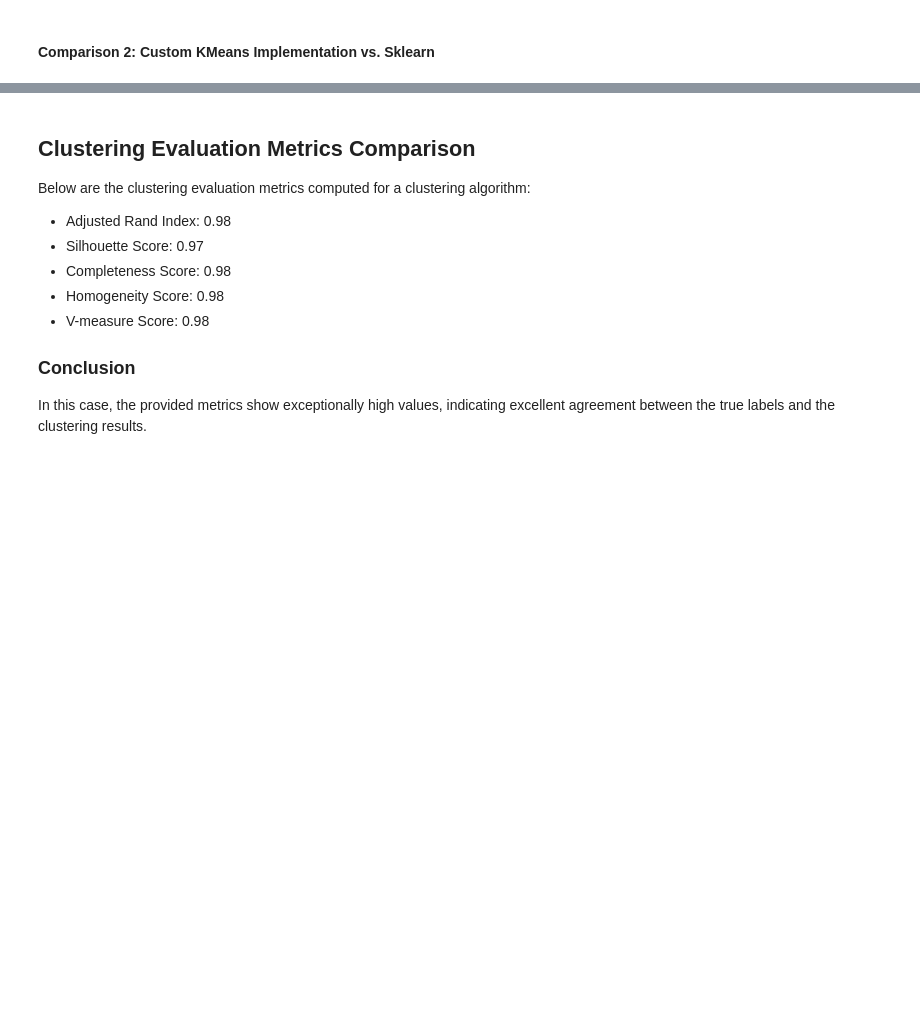
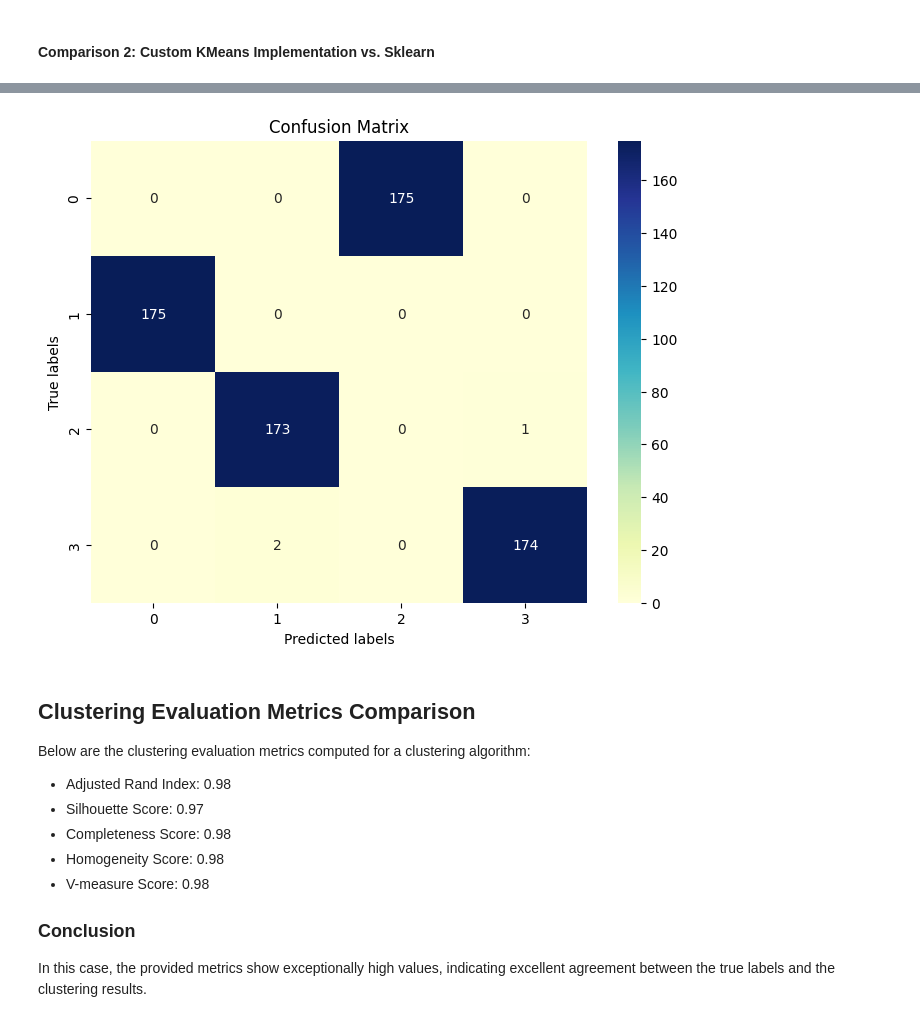
Before and after one commit to USFCA-CS663-Spring2024/kmeans-sureshselvadurai, a Jupyter notebook: Assignment 2 - Problem 1&2 - Clustering.ipynb, the cells around one changed output, grey strips where cells are left out. Cells and saved outputs as stored; diff of their text form; code cells hidden in the pictures; blank space fills up the shorter version.

```diff
--- a/Assignment 2 - Problem 1&2 - Clustering.ipynb
+++ b/Assignment 2 - Problem 1&2 - Clustering.ipynb
@@ -176,3 +180,7 @@ V-measure Score: 0.9823819770625832
+# %%
+myKMeans.confusion_matrix(labels_sklearn)
+# %% [output]
+[figure, added]
 # %% [markdown]
 ## Clustering Evaluation Metrics Comparison
 
```
Also changed, not shown: parts of 5 cells of this notebook, 1 other file.
